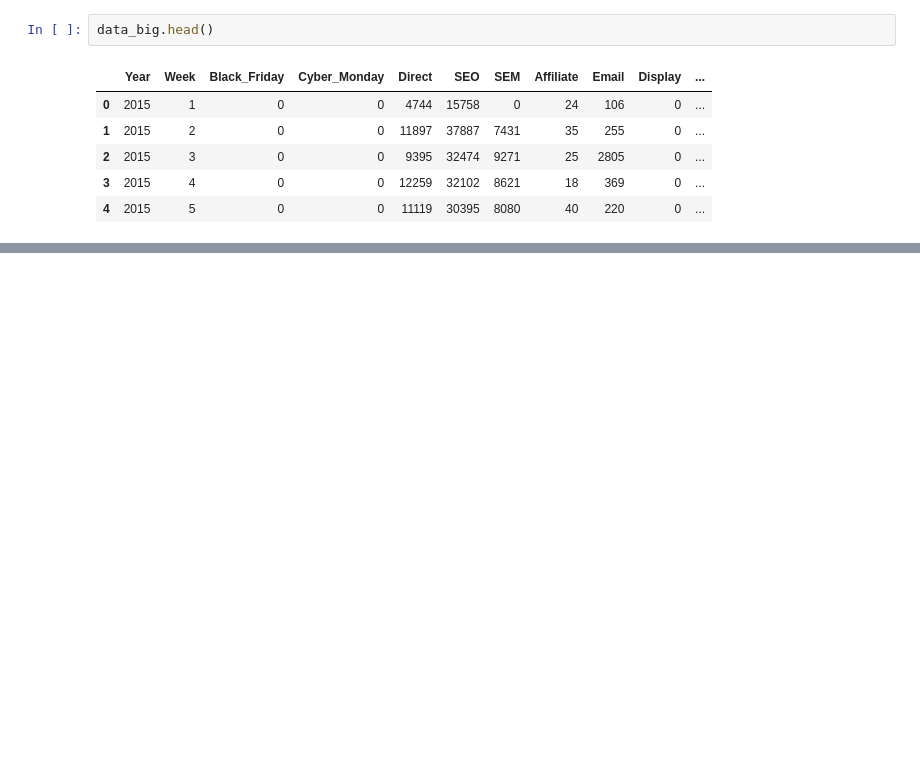
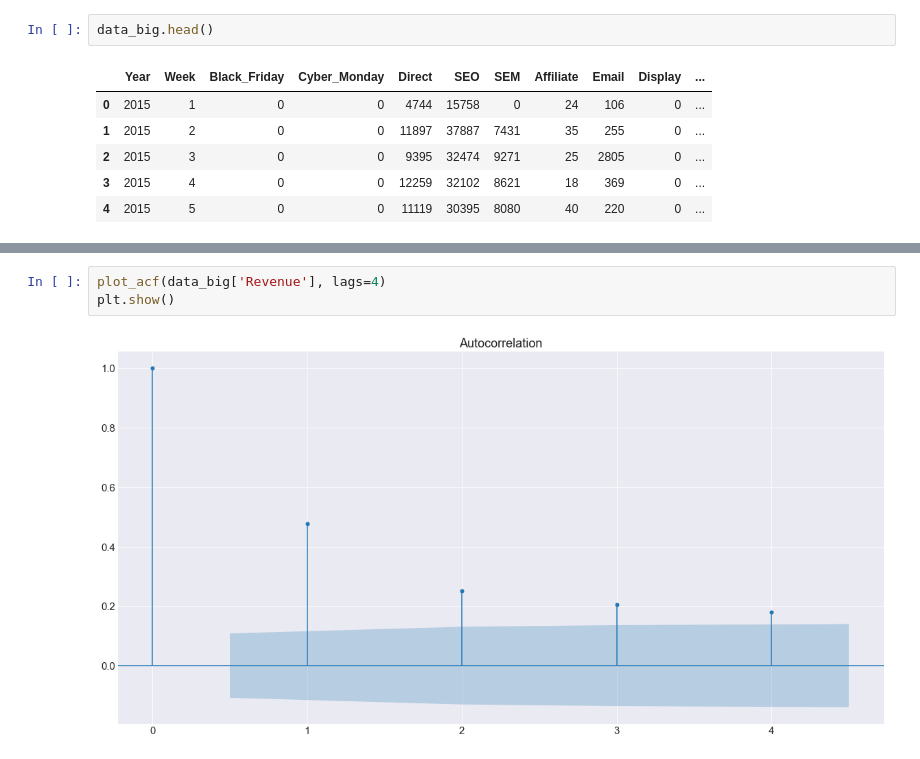
Before and after one commit to Jorge-Montenegro/TFM, a Jupyter notebook: TFM.ipynb, the cells around one changed output, grey strips where cells are left out. Saved outputs shown, nothing was run; the diff lists cells and outputs as text; blank space fills up the shorter version.

```diff
--- a/TFM.ipynb
+++ b/TFM.ipynb
@@ -2070,0 +2124,5 @@ Name: Revenue, Length: 328, dtype: float64
+# %%
+plot_acf(data_big['Revenue'], lags=4)
+plt.show()
+# %% [output]
+[figure, added]
```
Also changed, not shown: parts of 29 cells of this notebook.
